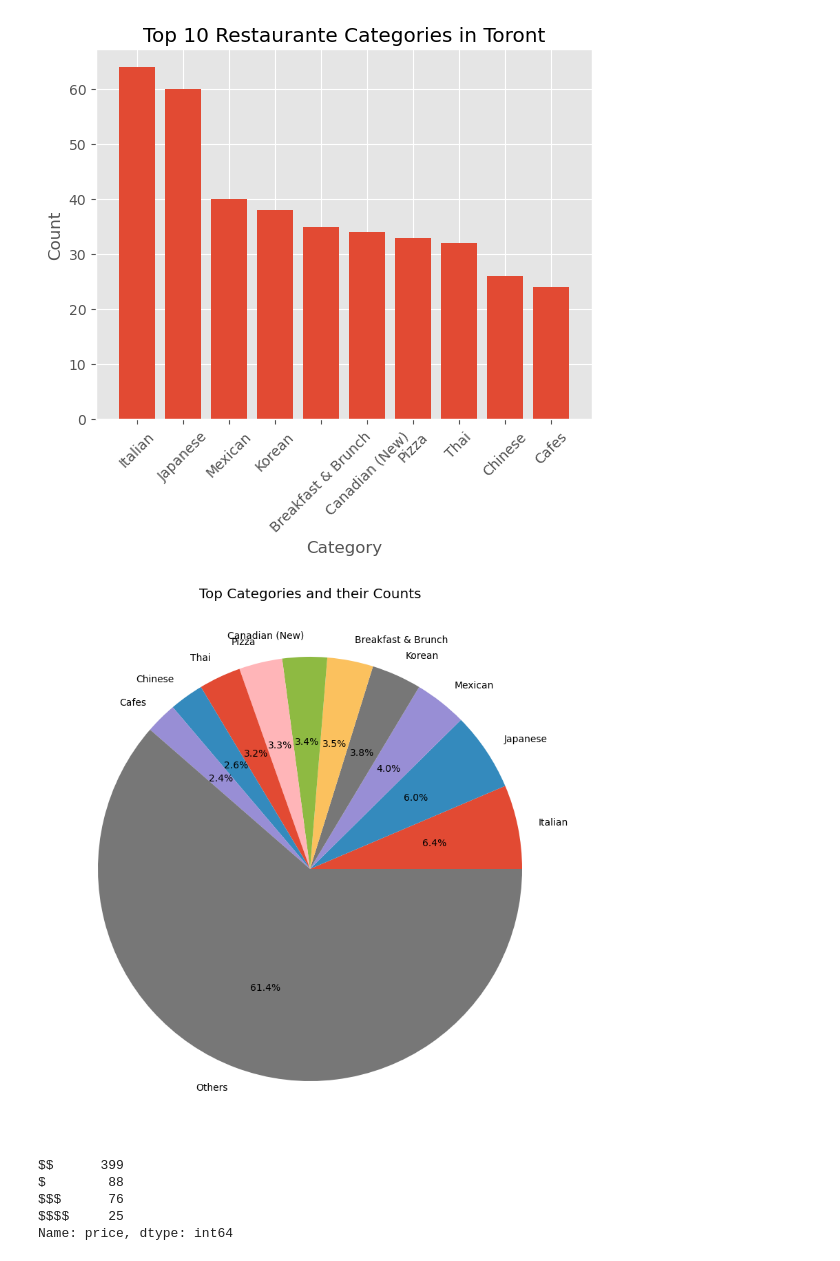
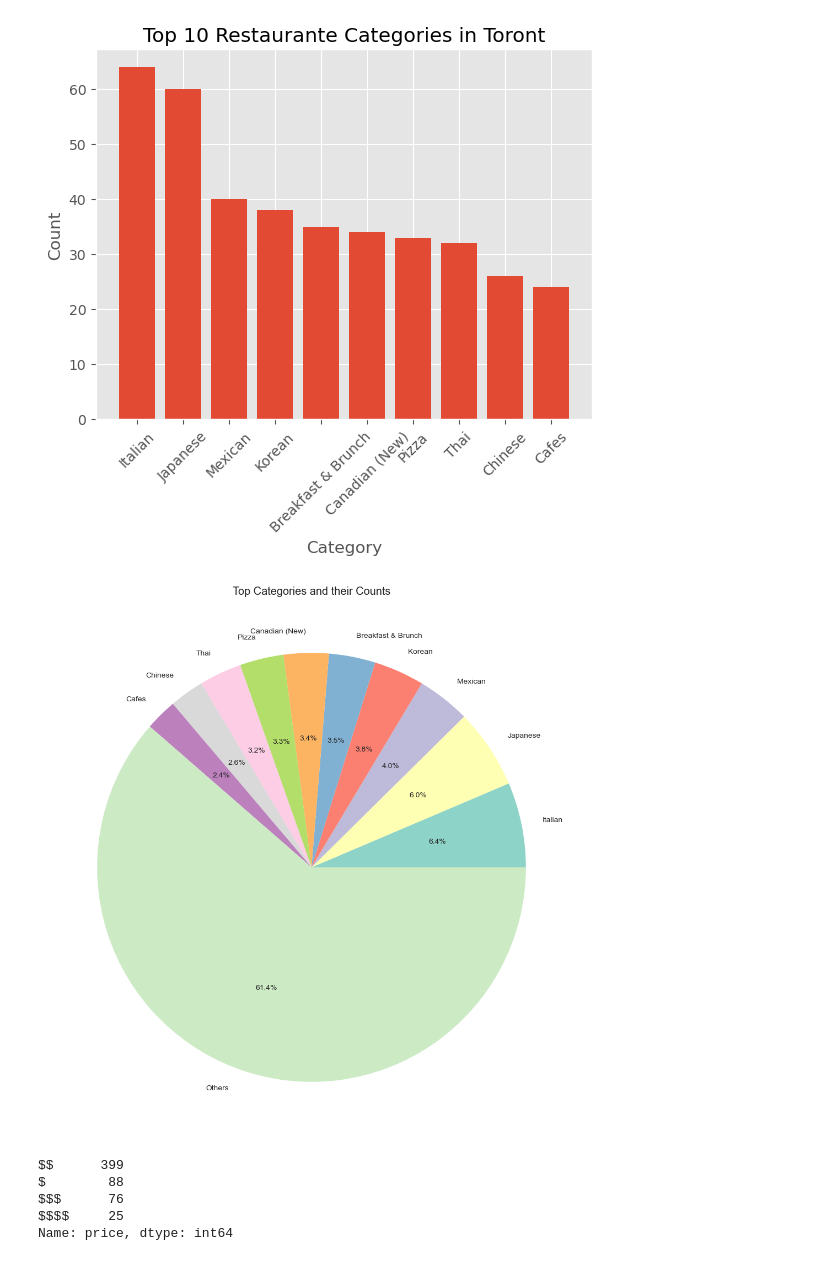
Before and after one commit to Weitongcai/Project-3, a Jupyter notebook: Project 3 - Mia/category.ipynb, the cells around one changed output. Saved outputs shown, nothing was run; the diff lists cells and outputs as text; code cells hidden in the pictures.

```diff
--- a/Project 3 - Mia/category.ipynb
+++ b/Project 3 - Mia/category.ipynb
@@ -159,13 +159,14 @@ plt.show()
 [figure]
 # %%
 #plot categories into a pie chart
-plt.figure(figsize=(10, 10))
+plt.figure(figsize=(12, 12))
 plt.style.use('ggplot')
-plt.pie(top_categories_df['Count'], labels=top_categories_df['Category'], autopct='%1.1f%%')
+colors = plt.cm.Set3.colors[:len(top_categories_df)]
+plt.pie(top_categories_df['Count'], labels=top_categories_df['Category'], autopct='%1.1f%%', colors=colors)
 plt.title('Top Categories and their Counts')
 plt.show()
 # %% [output]
-[figure, old version]
+[figure, new version]
 # %%
 #count the value of each price
 pricing_counts = df['price'].value_counts()
```
Also changed, not shown: parts of 1 cell of this notebook.
